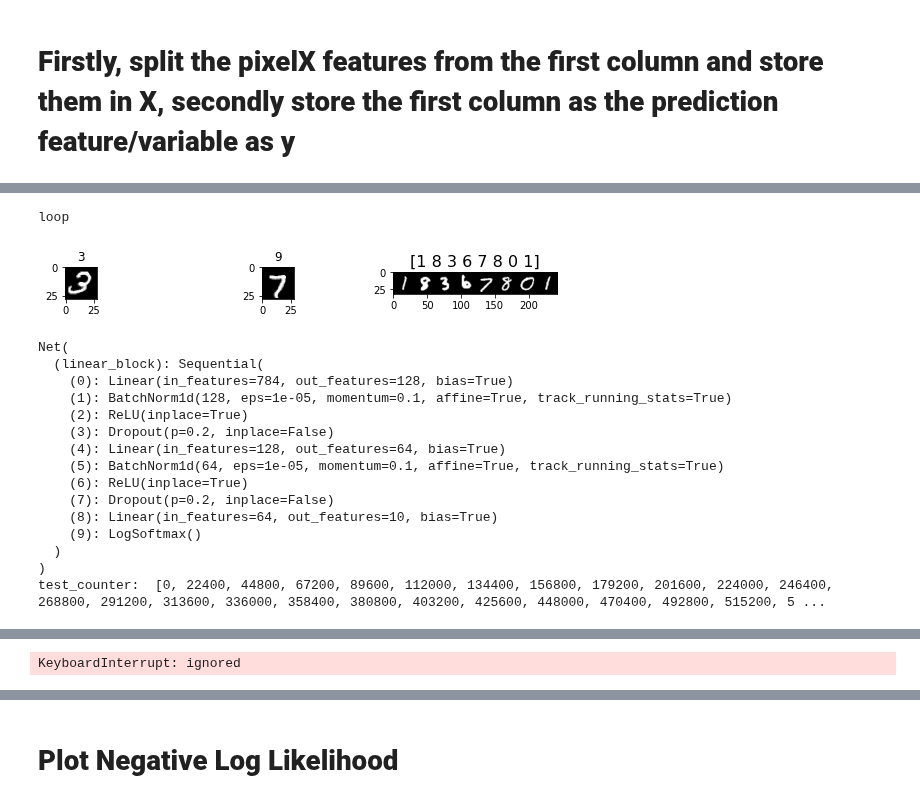
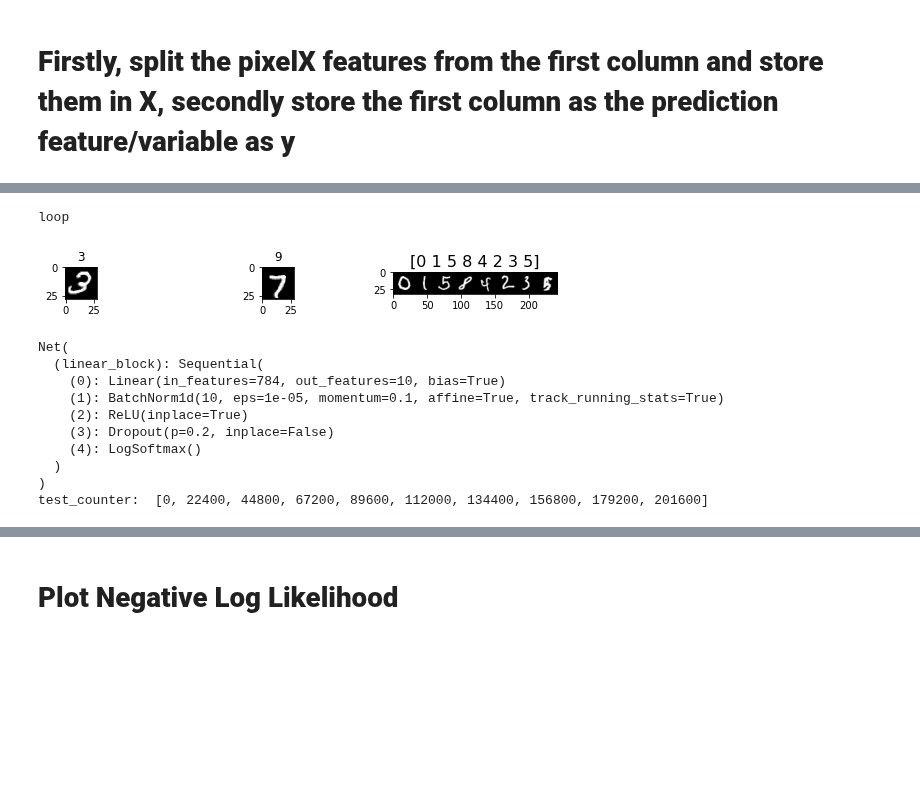
Before and after one commit to hellfireworld/MachineLearning, a Jupyter notebook: digit_recognizer_CNN.ipynb, the cells around one changed output, grey strips where cells are left out. Cells and saved outputs as stored; diff of their text form; code cells hidden in the pictures; blank space fills up the shorter version.

```diff
--- a/digit_recognizer_CNN.ipynb
+++ b/digit_recognizer_CNN.ipynb
@@ -192,54 +202,14 @@ if __name__ == '__main__':
         def __init__(self):
             super(Net, self).__init__()
 
-            #self.conv_block = nn.Sequential(
-            #    nn.Conv2d(1, 32, kernel_size=3, stride=1, padding=1),
-            #    nn.BatchNorm2d(32),
-            #    nn.ReLU(inplace=True),
-            #    nn.Conv2d(32, 64, kernel_size=3, stride=1, padding=1),
-            #    nn.BatchNorm2d(64),
-            #    nn.ReLU(inplace=True),
-            #    nn.MaxPool2d(kernel_size=2, stride=2),
-            #    nn.Conv2d(64, 128, kernel_size=3, stride=1, padding=1),
-            #    nn.BatchNorm2d(128),
-            #    nn.ReLU(inplace=True),
-            #    nn.MaxPool2d(kernel_size=2, stride=2)
-            #)
 
-#MAXPOOLING
-            #self.linear_block = nn.Sequential(
-            #    nn.Linear(784, 10),
-            #    nn.BatchNorm1d(10),
-            #    nn.ReLU(inplace=True),
-            #    nn.Dropout(0.2),
-            #    nn.LogSoftmax(dim=1)
-            #)
-            #bckp
             self.linear_block = nn.Sequential(
-                nn.Linear(784, 128),
-                nn.BatchNorm1d(128),
+                nn.Linear(784, 10),
+                nn.BatchNorm1d(10),
                 nn.ReLU(inplace=True),
                 nn.Dropout(0.2),
-                nn.Linear(128, 64),
-                nn.BatchNorm1d(64),
-                nn.ReLU(inplace=True),
-                nn.Dropout(0.2),
-                nn.Linear(64, 10),
-                #nn.MaxPool2d(kernel_size=2),
                 nn.LogSoftmax(dim=1)
             )
-
-            #input_size = 784
-            #hidden_sizes = [128 , 64]
-            #output_size = 10
-
-            #model = nn.Sequential(nn.Linear(input_size, hidden_sizes[0]),
-            #          nn.ReLU(),
-            #          nn.Linear(hidden_sizes[0], hidden_sizes[1]),
-            #          nn.ReLU(),
-            #          nn.Linear(hidden_sizes[1], output_size),
-            #          nn.LogSoftmax(dim=1))
-            #print(model)
 
         def forward(self, x):
             #x = self.conv_block(x)
@@ -251,10 +221,9 @@ if __name__ == '__main__':
     network_model = Net()
     print(network_model)
 
-    optimizer = torch.optim.SGD(params=network_model.parameters(), lr=0.001, momentum=0.9)
+    optimizer = optim.SGD(params=network_model.parameters(), lr=0.1, momentum=0.9)
     #optimizer = optim.Adam(params=network_model.parameters(), lr=0.001, momentum)
     criterion = nn.CrossEntropyLoss()
-
     exp_lr_scheduler = optim.lr_scheduler.StepLR(optimizer, step_size=7, gamma=0.1)
 
     # GPU CUDA
@@ -265,7 +234,7 @@ if __name__ == '__main__':
     train_losses = []
     train_counter = []
     test_losses = []
-    test_counter = [i*len(train_loader.dataset) for i in range(25)]
+    test_counter = [i*len(train_loader.dataset) for i in range(10)]
     print('test_counter: ', test_counter)
 
     def train_model(num_epoch):
@@ -287,12 +256,12 @@ if __name__ == '__main__':
             loss.backward()
             optimizer.step()
 
-            if( (batch_idx + 1) % 100 == 0 ):
+            if( (batch_idx+1) % 10 == 0 ):
                 print('Train Epoch: {} [{}/{} ({:.0f}%)]\tLoss: {:.6f}'.format(
-                    num_epoch, (batch_idx + 1) * len(data), len(train_loader.dataset),
-                               100. * (batch_idx + 1) / len(train_loader), loss.data))
+                    num_epoch, (batch_idx+1) * len(data), len(train_loader.dataset),
+                               100. * (batch_idx+1) / len(train_loader), loss.data))
                 train_losses.append(loss.item())
-                train_counter.append( (batch_idx+64)+ ((num_epoch-1)*len(train_loader.dataset)))
+                train_counter.append( (batch_idx+64)+ ((num_epoch)*len(train_loader.dataset)))
 
 
     def evaluate(data_loader):
@@ -323,52 +292,42 @@ if __name__ == '__main__':
 
         print('\nAverage Val Loss: {:.4f}, Val Accuracy: {}/{} ({:.3f}%)\n'.format(loss, correct, len(data_loader.dataset),
                                                                                    100. * correct / len(data_loader.dataset)))
 
-    num_epochs = 25
+    num_epochs = 10
 
     for n in range(num_epochs):
         train_model(n)
         evaluate(val_loader)
-
-    #better_model
-    #for n in range(25):
-    #    train_model(n)
-    #    evaluate(val_loader)
 
     def make_predictions(data_loader):
         network_model.eval()
         test_preds = torch.LongTensor()
 
         for i, data in enumerate(data_loader):
             data = data.unsqueeze(1)
 
             # GPU CUDA
             #if torch.cuda.is_available():
             #    data = data.cuda()
 
             output = network_model(data)
 
             preds = output.cpu().data.max(1, keepdim=True)[1]
             test_preds = torch.cat((test_preds, preds), dim=0)
 
         return test_preds
 
     test_set_preds = make_predictions(test_loader)
 # %% [output]
 loop
-[figure, old version]
+[figure, new version]
 Net(
   (linear_block): Sequential(
-    (0): Linear(in_features=784, out_features=128, bias=True)
-    (1): BatchNorm1d(128, eps=1e-05, momentum=0.1, affine=True, track_running_stats=True)
+    (0): Linear(in_features=784, out_features=10, bias=True)
+    (1): BatchNorm1d(10, eps=1e-05, momentum=0.1, affine=True, track_running_stats=True)
     (2): ReLU(inplace=True)
     (3): Dropout(p=0.2, inplace=False)
-    (4): Linear(in_features=128, out_features=64, bias=True)
-    (5): BatchNorm1d(64, eps=1e-05, momentum=0.1, affine=True, track_running_stats=True)
-    (6): ReLU(inplace=True)
-    (7): Dropout(p=0.2, inplace=False)
-    (8): Linear(in_features=64, out_features=10, bias=True)
-    (9): LogSoftmax()
+    (4): LogSoftmax()
   )
 )
-test_counter:  [0, 22400, 44800, 67200, 89600, 112000, 134400, 156800, 179200, 201600, 224000, 246400, 268800, 291200, 313600, 336000, 358400, 380800, 403200, 425600, 448000, 470400, 492800, 515200, 5 ...
+test_counter:  [0, 22400, 44800, 67200, 89600, 112000, 134400, 156800, 179200, 201600]
@@ -396,4 +368,3 @@ Train Epoch: 5 [19200/22400 (86%)]      Loss: 0.210962
-KeyboardInterrupt: ignored
 # %%
 sample_subm = r'/gdrive/My Drive/datasets/sample_submission.csv'
 submission_df = pd.read_csv(sample_subm)
```
Also changed, not shown: parts of 8 cells of this notebook.
